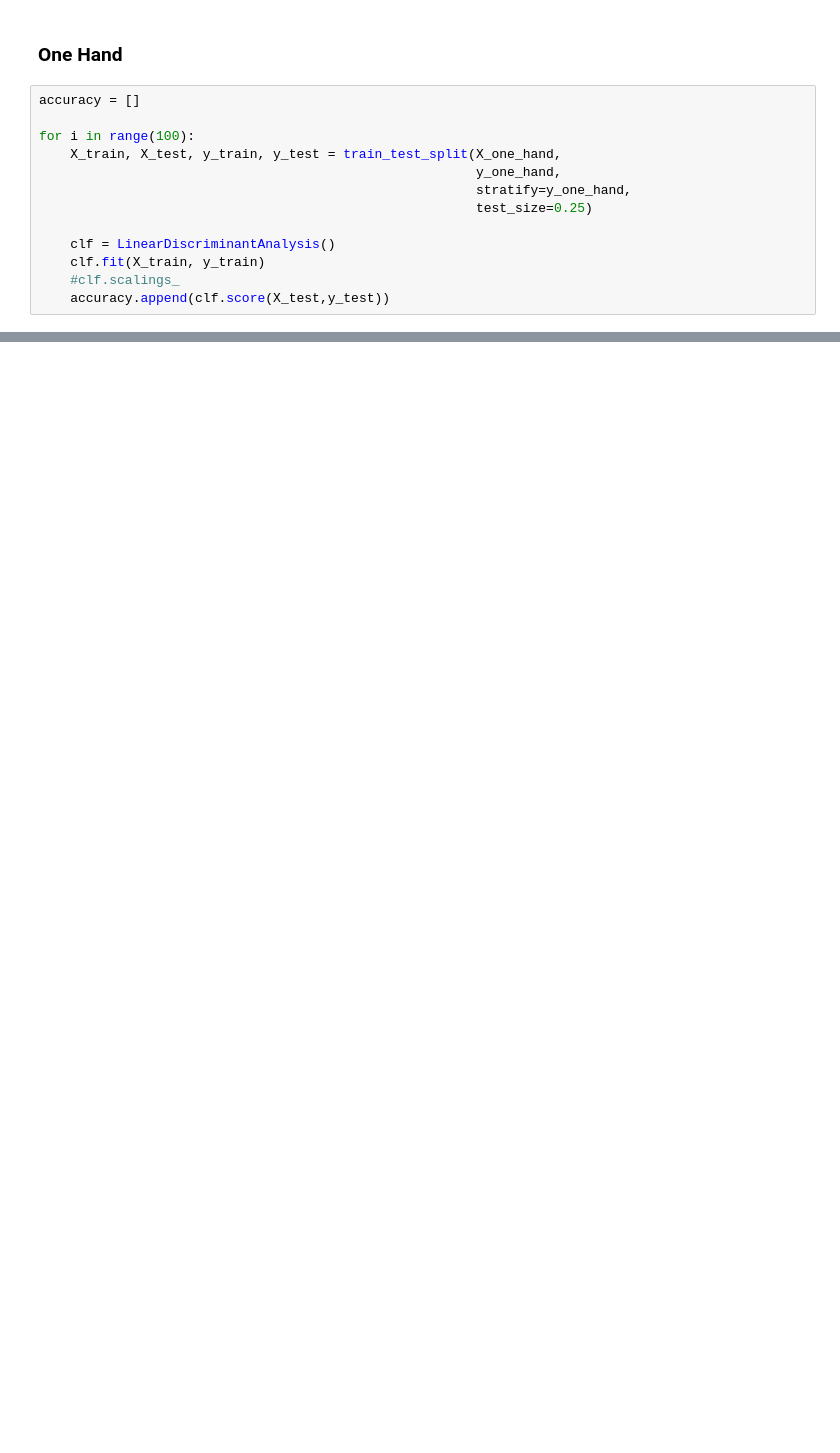
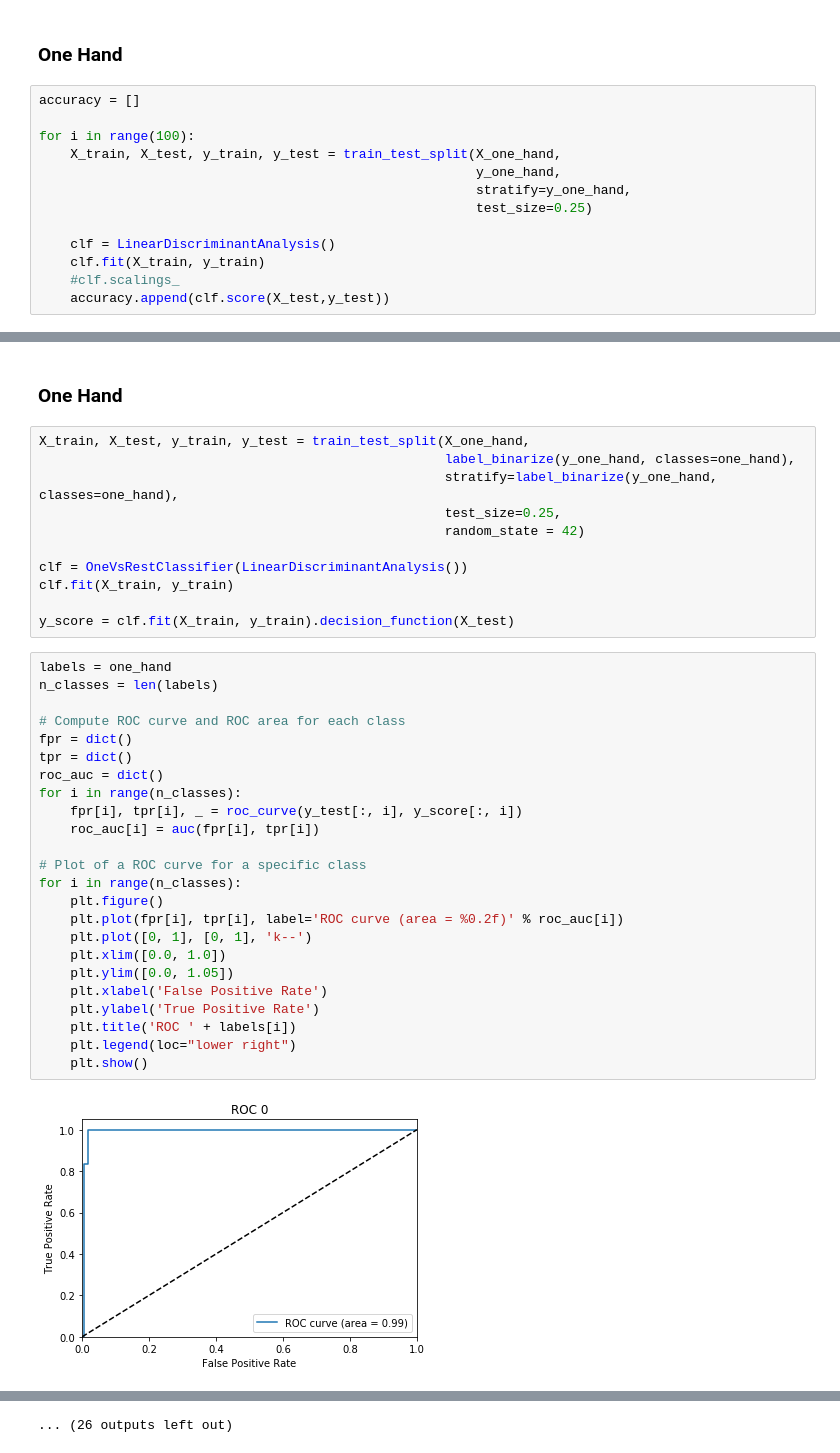
Before and after one commit to chenson2018/APM-Project, a Jupyter notebook: LeapMotion/Pipeline.ipynb, the cells around one changed output, grey strips where cells are left out. Drawn from its saved outputs; the diff is of its cells as text; blank space fills up the shorter version.

```diff
--- a/LeapMotion/Pipeline.ipynb
+++ b/LeapMotion/Pipeline.ipynb
@@ -188,0 +320,39 @@ plt.show()
+# %% [markdown]
+### One Hand
+# %%
+X_train, X_test, y_train, y_test = train_test_split(X_one_hand,
+                                                    label_binarize(y_one_hand, classes=one_hand),
+                                                    stratify=label_binarize(y_one_hand, classes=one_hand),
+                                                    test_size=0.25,
+                                                    random_state = 42)
+
+clf = OneVsRestClassifier(LinearDiscriminantAnalysis())
+clf.fit(X_train, y_train)
+
+y_score = clf.fit(X_train, y_train).decision_function(X_test)
+# %%
+labels = one_hand
+n_classes = len(labels)
+
+# Compute ROC curve and ROC area for each class
+fpr = dict()
+tpr = dict()
+roc_auc = dict()
+for i in range(n_classes):
+    fpr[i], tpr[i], _ = roc_curve(y_test[:, i], y_score[:, i])
+    roc_auc[i] = auc(fpr[i], tpr[i])
+
+# Plot of a ROC curve for a specific class
+for i in range(n_classes):
+    plt.figure()
+    plt.plot(fpr[i], tpr[i], label='ROC curve (area = %0.2f)' % roc_auc[i])
+    plt.plot([0, 1], [0, 1], 'k--')
+    plt.xlim([0.0, 1.0])
+    plt.ylim([0.0, 1.05])
+    plt.xlabel('False Positive Rate')
+    plt.ylabel('True Positive Rate')
+    plt.title('ROC ' + labels[i])
+    plt.legend(loc="lower right")
+    plt.show()
+# %% [output]
+[figure, added]
@@ -188,0 +370 @@ plt.show()
+... (26 outputs left out)
```
Also changed, not shown: parts of 17 cells of this notebook.
